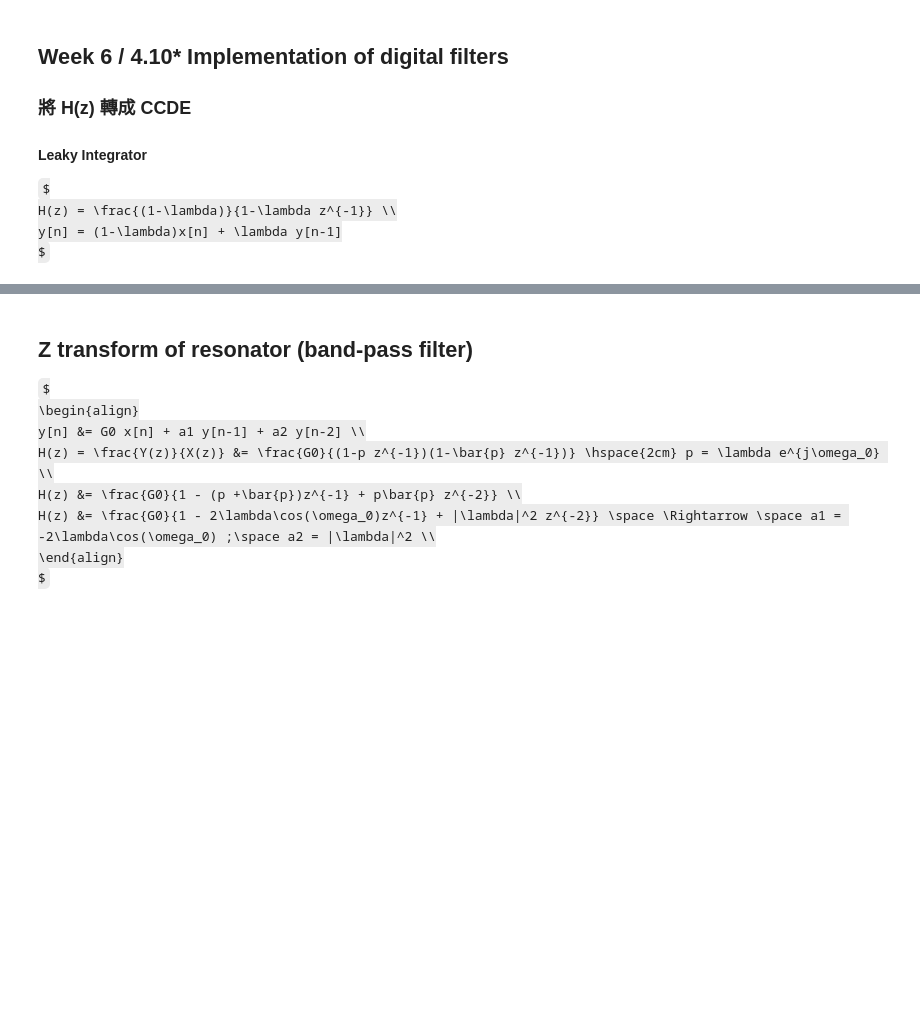
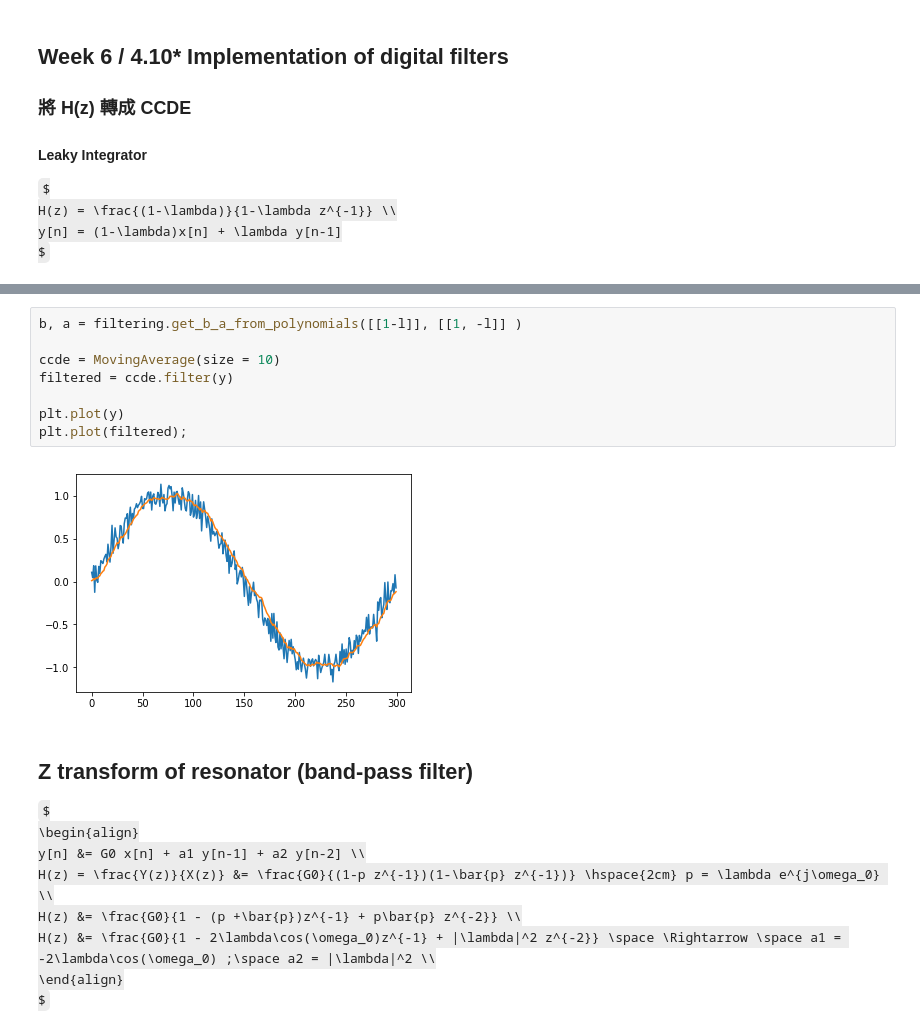
Before and after one commit to Wei1234c/Digital_Signal_Processing, a Jupyter notebook: notebooks/week6/Week 6 Lab 2 - CCDE_Filter.ipynb, the cells around one changed output, grey strips where cells are left out. Cells and saved outputs as stored; diff of their text form; some formulas as TeX source; blank space fills up the shorter version.

```diff
--- a/notebooks/week6/Week 6 Lab 2 - CCDE_Filter.ipynb
+++ b/notebooks/week6/Week 6 Lab 2 - CCDE_Filter.ipynb
@@ -111,3 +126,13 @@ plt.plot(filtered);
+# %%
+b, a = filtering.get_b_a_from_polynomials([[1-l]], [[1, -l]] )
+
+ccde = MovingAverage(size = 10)
+filtered = ccde.filter(y)
+
+plt.plot(y)
+plt.plot(filtered);
+# %% [output]
+[figure, added]
 # %% [markdown]
 ## Z transform of resonator (band-pass filter)
 $
```
Also changed, not shown: parts of 18 cells of this notebook, 5 other files.
